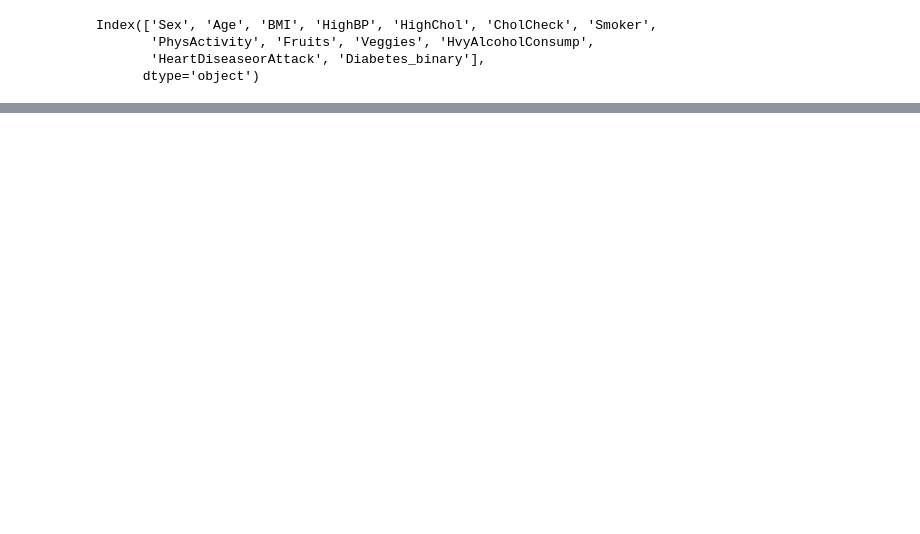
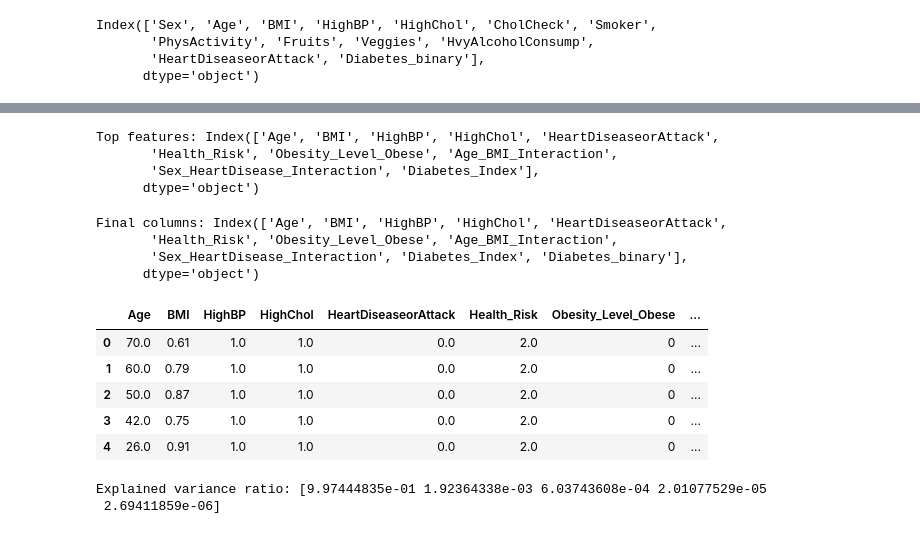
Before and after one commit to McNoblesse/Turbomedics-Diabetes, a Jupyter notebook: Diabetes_Combine.ipynb, the cells around one changed output, grey strips where cells are left out. Cells and saved outputs as stored; diff of their text form; code cells hidden in the pictures; blank space fills up the shorter version.

```diff
--- a/Diabetes_Combine.ipynb
+++ b/Diabetes_Combine.ipynb
@@ -452,0 +572,12 @@ Index(['Sex', 'Age', 'BMI', 'HighBP', 'HighChol', 'CholCheck', 'Smoker',
+# %%
+# 1. Correlation with Target Variable
+target_corr = merged_df.corr()['Diabetes_binary'].sort_values(ascending=False)
+print("Correlation with Diabetes_binary:\n", target_corr)
+
+# 2. Identify Weak Features (absolute correlation < 0.1)
+weak_features = target_corr[abs(target_corr) < 0.1].index
+print("Weak Features to Drop:\n", weak_features)
+
+# 3. Drop Weak Features
+merged_df = merged_df.drop(columns=weak_features)
+print("Updated Columns:\n", merged_df.columns)
@@ -452,0 +602,39 @@ Index(['Sex', 'Age', 'BMI', 'HighBP', 'HighChol', 'CholCheck', 'Smoker',
+# %%
+from sklearn.feature_selection import SelectKBest, chi2
+
+# Select the top 10 features
+X_selection = merged_df.drop('Diabetes_binary', axis=1)
+y_selection = merged_df['Diabetes_binary']
+best_features = SelectKBest(chi2, k=10).fit(X, y)
+
+# Display selected features
+selected_features = X.columns[best_features.get_support()]
+print("Top features:", selected_features)
+# %% [output]
+Top features: Index(['Age', 'BMI', 'HighBP', 'HighChol', 'HeartDiseaseorAttack',
+       'Health_Risk', 'Obesity_Level_Obese', 'Age_BMI_Interaction',
+       'Sex_HeartDisease_Interaction', 'Diabetes_Index'],
+      dtype='object')
+# %%
+# List of irrelevant columns identified (replace with actual columns)
+irrelevant_columns = ['CholCheck', 'PhysActivity', 'Lifestyle_Risk']
+
+# Drop them from the dataset
+merged_df = merged_df.drop(columns=irrelevant_columns)
+
+# Check the final dataset
+print("Final columns:", merged_df.columns)
+# %% [output]
+Final columns: Index(['Age', 'BMI', 'HighBP', 'HighChol', 'HeartDiseaseorAttack',
+       'Health_Risk', 'Obesity_Level_Obese', 'Age_BMI_Interaction',
+       'Sex_HeartDisease_Interaction', 'Diabetes_Index', 'Diabetes_binary'],
+      dtype='object')
+# %%
+merged_df.head()
+# %% [output]
+|  | Age | BMI | HighBP | HighChol | HeartDiseaseorAttack | Health_Risk | Obesity_Level_Obese | ... |
+| 0 | 70.0 | 0.61 | 1.0 | 1.0 | 0.0 | 2.0 | 0 | ... |
+| 1 | 60.0 | 0.79 | 1.0 | 1.0 | 0.0 | 2.0 | 0 | ... |
+| 2 | 50.0 | 0.87 | 1.0 | 1.0 | 0.0 | 2.0 | 0 | ... |
+| 3 | 42.0 | 0.75 | 1.0 | 1.0 | 0.0 | 2.0 | 0 | ... |
+| 4 | 26.0 | 0.91 | 1.0 | 1.0 | 0.0 | 2.0 | 0 | ... |
@@ -453,3 +644,15 @@ Index(['Sex', 'Age', 'BMI', 'HighBP', 'HighChol', 'CholCheck', 'Smoker',
+# %%
+from sklearn.decomposition import PCA
+
+# Apply PCA
+pca = PCA(n_components=5)
+X_pca = pca.fit_transform(X)
+
+# Explained variance
+print("Explained variance ratio:", pca.explained_variance_ratio_)
+# %% [output]
+Explained variance ratio: [9.97444835e-01 1.92364338e-03 6.03743608e-04 2.01077529e-05
+ 2.69411859e-06]
 # %%
 from sklearn.model_selection import train_test_split
 
```
Also changed, not shown: parts of 35 cells of this notebook.
